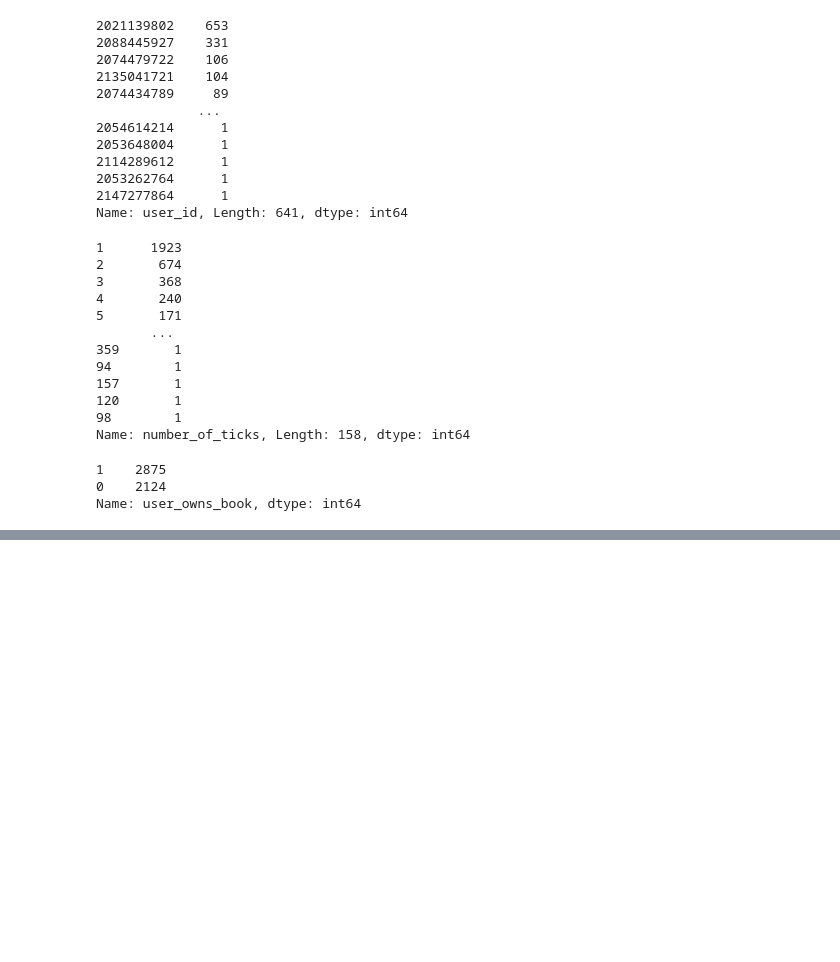
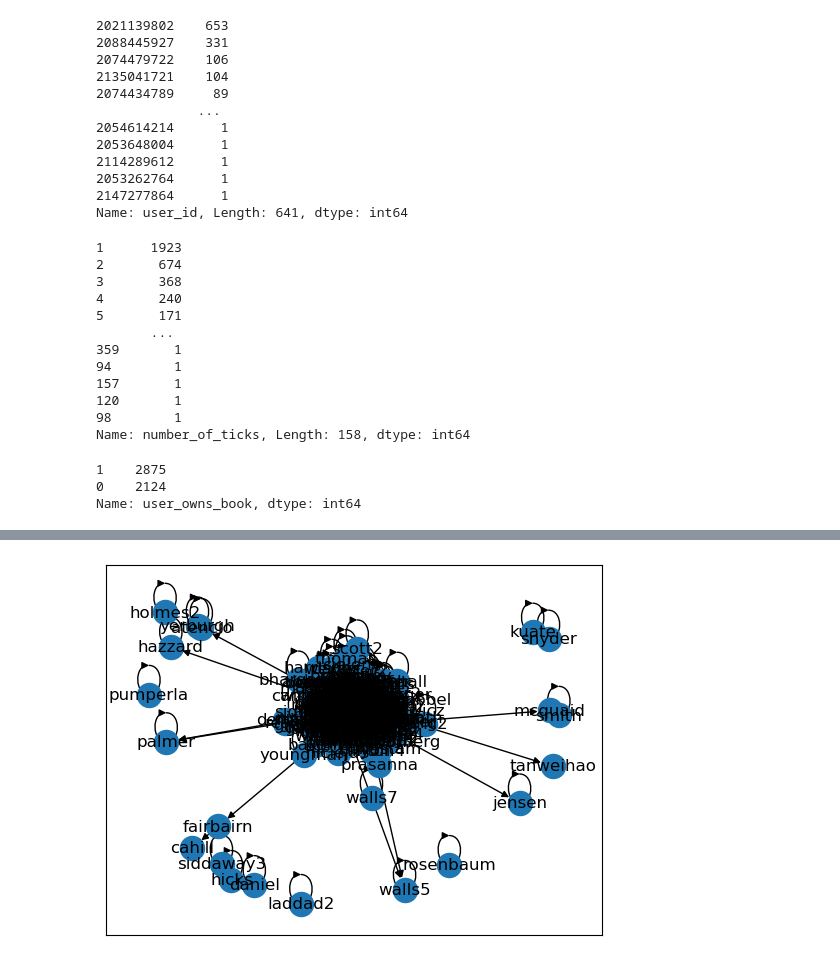
Before and after one commit to amina-safdar/book_recommender, a Jupyter notebook: notebooks/build_network_diagram.ipynb, the cells around one changed output, grey strips where cells are left out. Cells and saved outputs as stored; diff of their text form; code cells hidden in the pictures; blank space fills up the shorter version.

```diff
--- a/notebooks/build_network_diagram.ipynb
+++ b/notebooks/build_network_diagram.ipynb
@@ -91,0 +159,11 @@ data.head()
+# %%
+data=data.sort_values(by=['user_id','date_created'])
+data["source"] =data["book"]
+data["target"]= data["source"].shift(-1)
+data["user_check"]= data["user_id"].shift(-1)
+data['keep_drop'] = np.where((data['user_check'] == data['user_id'])
+                     , data['user_id'], np.nan)
+data=data.dropna(subset=["keep_drop"])
+G=nx.from_pandas_edgelist(data,"source",'target', create_using=nx.DiGraph)
+# %% [output]
+[figure, added]
```
Also changed, not shown: parts of 18 cells of this notebook.
